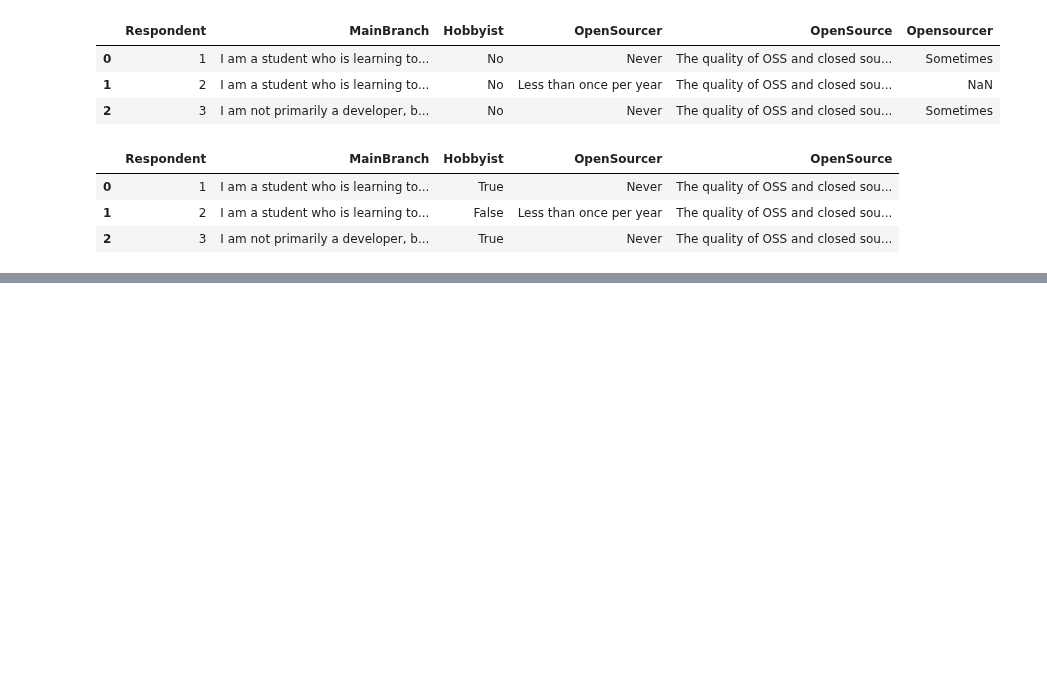
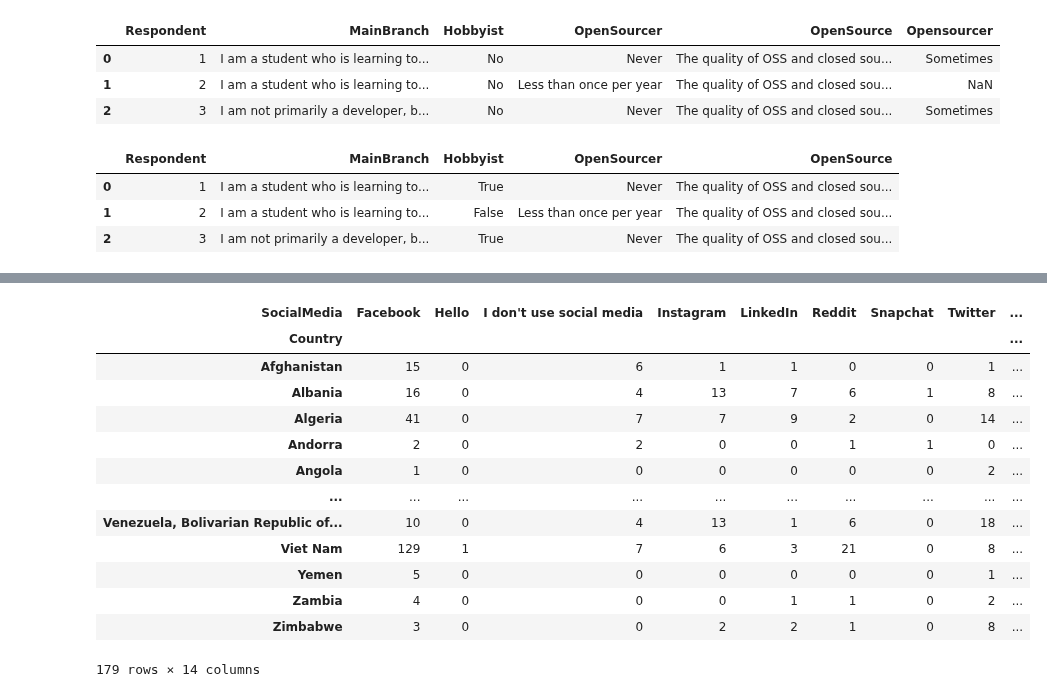
Before and after one commit to Raghav087/Python, a Jupyter notebook: pandas.ipynb, the cells around one changed output, grey strips where cells are left out. Drawn from its saved outputs; the diff is of its cells as text; code cells hidden in the pictures; blank space fills up the shorter version.

```diff
--- a/pandas.ipynb
+++ b/pandas.ipynb
@@ -604,0 +648,18 @@ df.nlargest(6,'ConvertedComp')
+# %%
+pd.crosstab(df['Country'],df['SocialMedia']) #Create a cross tabulation of counts between two categorical columns.
+#Does a similar job as the above code.
+# %% [output]
+| SocialMedia | Facebook | Hello | I don't use social media | Instagram | LinkedIn | Reddit | Snapchat | Twitter | ... |
+| Country |  |  |  |  |  |  |  |  | ... |
+| Afghanistan | 15 | 0 | 6 | 1 | 1 | 0 | 0 | 1 | ... |
+| Albania | 16 | 0 | 4 | 13 | 7 | 6 | 1 | 8 | ... |
+| Algeria | 41 | 0 | 7 | 7 | 9 | 2 | 0 | 14 | ... |
+| Andorra | 2 | 0 | 2 | 0 | 0 | 1 | 1 | 0 | ... |
+| Angola | 1 | 0 | 0 | 0 | 0 | 0 | 0 | 2 | ... |
+| ... | ... | ... | ... | ... | ... | ... | ... | ... | ... |
+| Venezuela, Bolivarian Republic of... | 10 | 0 | 4 | 13 | 1 | 6 | 0 | 18 | ... |
+| Viet Nam | 129 | 1 | 7 | 6 | 3 | 21 | 0 | 8 | ... |
+| Yemen | 5 | 0 | 0 | 0 | 0 | 0 | 0 | 1 | ... |
+| Zambia | 4 | 0 | 0 | 0 | 1 | 1 | 0 | 2 | ... |
+| Zimbabwe | 3 | 0 | 0 | 2 | 2 | 1 | 0 | 8 | ... |
+179 rows × 14 columns
```
Also changed, not shown: parts of 3 cells of this notebook.
